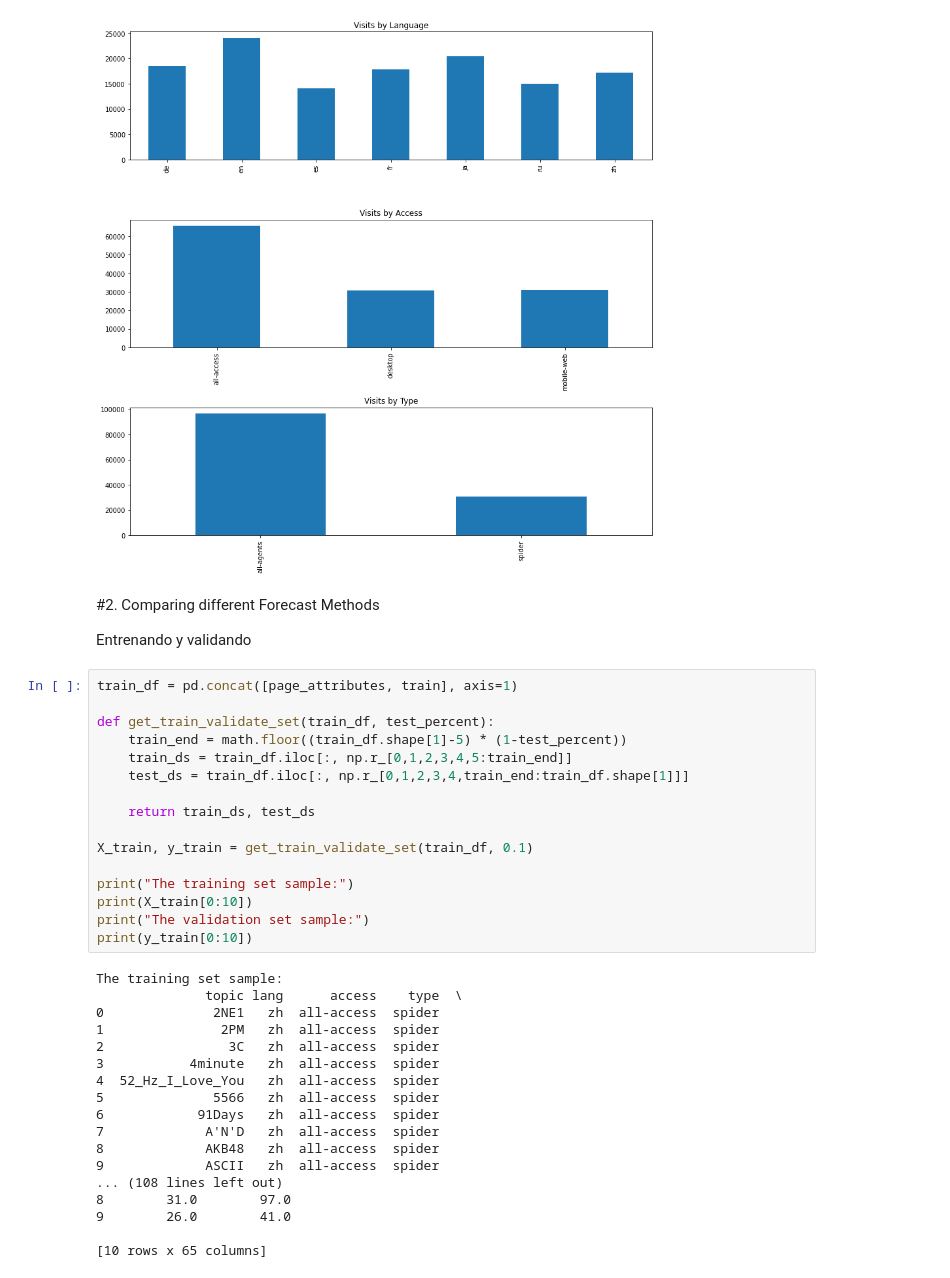
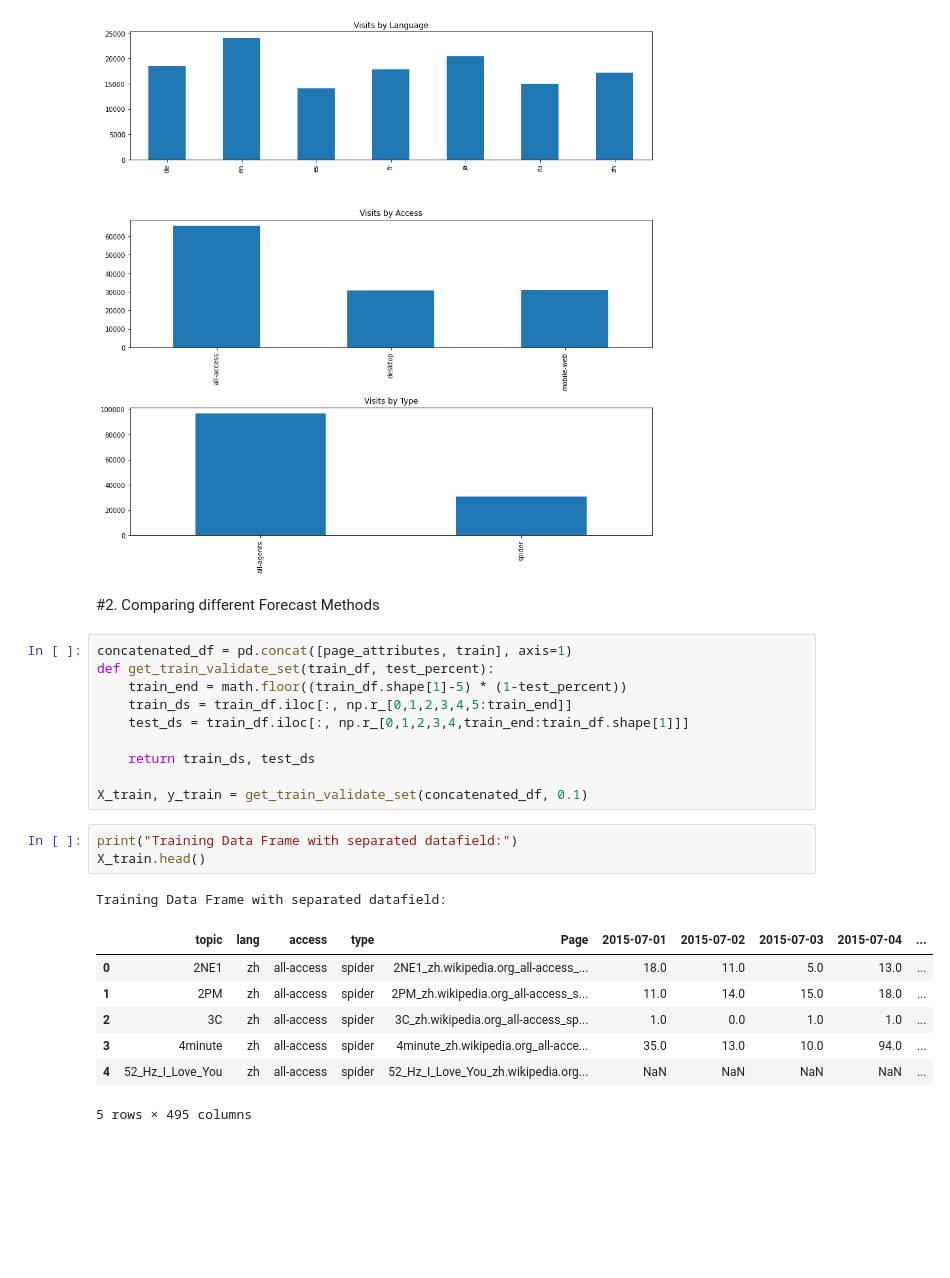
Before and after one commit to davidsantiago46/proyecto-Inteligencia-Artificial, a Jupyter notebook: 1_entregaFinal.ipynb, the cells around one changed output. Saved outputs shown, nothing was run; the diff lists cells and outputs as text; blank space fills up the shorter version.

```diff
--- a/1_entregaFinal.ipynb
+++ b/1_entregaFinal.ipynb
@@ -260,11 +258,8 @@ plt.tight_layout()
 [figure]
 # %% [markdown]
 #2. Comparing different Forecast Methods
-
-Entrenando y validando
 # %%
-train_df = pd.concat([page_attributes, train], axis=1)
-
+concatenated_df = pd.concat([page_attributes, train], axis=1)
 def get_train_validate_set(train_df, test_percent):
     train_end = math.floor((train_df.shape[1]-5) * (1-test_percent))
     train_ds = train_df.iloc[:, np.r_[0,1,2,3,4,5:train_end]]
@@ -272,27 +267,16 @@ def get_train_validate_set(train_df, test_percent):
 
     return train_ds, test_ds
 
-X_train, y_train = get_train_validate_set(train_df, 0.1)
-
-print("The training set sample:")
-print(X_train[0:10])
-print("The validation set sample:")
-print(y_train[0:10])
+X_train, y_train = get_train_validate_set(concatenated_df, 0.1)
-# %% [output]
-The training set sample:
-              topic lang      access    type  \
-0              2NE1   zh  all-access  spider
-1               2PM   zh  all-access  spider
-2                3C   zh  all-access  spider
-3           4minute   zh  all-access  spider
-4  52_Hz_I_Love_You   zh  all-access  spider
-5              5566   zh  all-access  spider
-6            91Days   zh  all-access  spider
-7             A'N'D   zh  all-access  spider
-8             AKB48   zh  all-access  spider
-9             ASCII   zh  all-access  spider
-... (108 lines left out)
-8        31.0        97.0
-9        26.0        41.0
-
-[10 rows x 65 columns]
+# %%
+print("Training Data Frame with separated datafield:")
+X_train.head()
+# %% [output]
+Training Data Frame with separated datafield:
+|  | topic | lang | access | type | Page | 2015-07-01 | 2015-07-02 | 2015-07-03 | 2015-07-04 | ... |
+| 0 | 2NE1 | zh | all-access | spider | 2NE1_zh.wikipedia.org_all-access_... | 18.0 | 11.0 | 5.0 | 13.0 | ... |
+| 1 | 2PM | zh | all-access | spider | 2PM_zh.wikipedia.org_all-access_s... | 11.0 | 14.0 | 15.0 | 18.0 | ... |
+| 2 | 3C | zh | all-access | spider | 3C_zh.wikipedia.org_all-access_sp... | 1.0 | 0.0 | 1.0 | 1.0 | ... |
+| 3 | 4minute | zh | all-access | spider | 4minute_zh.wikipedia.org_all-acce... | 35.0 | 13.0 | 10.0 | 94.0 | ... |
+| 4 | 52_Hz_I_Love_You | zh | all-access | spider | 52_Hz_I_Love_You_zh.wikipedia.org... | NaN | NaN | NaN | NaN | ... |
+5 rows × 495 columns
```
Also changed, not shown: parts of 34 cells of this notebook.
